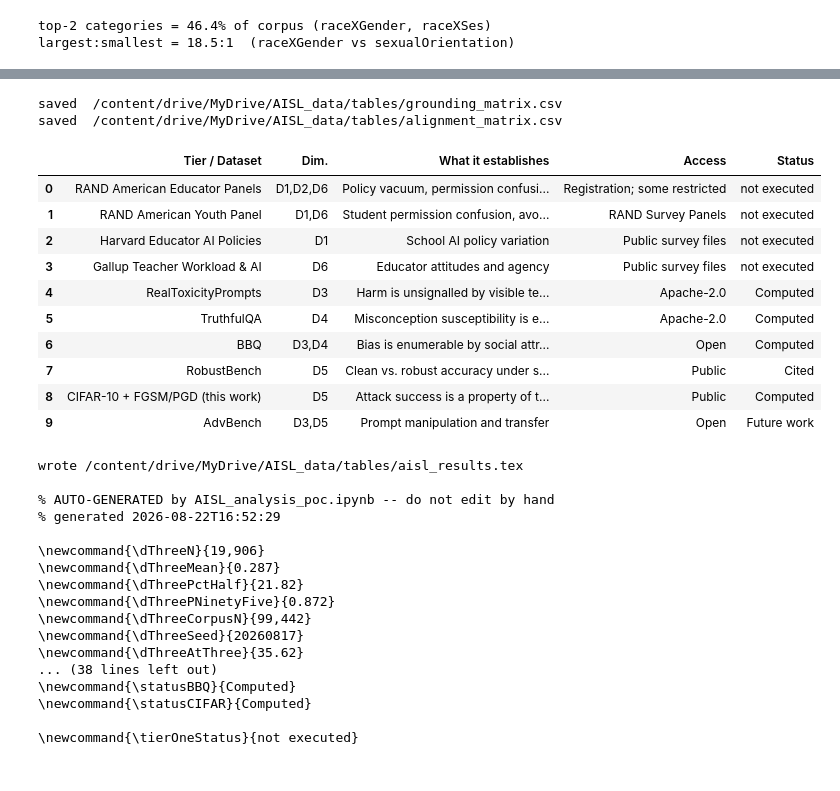
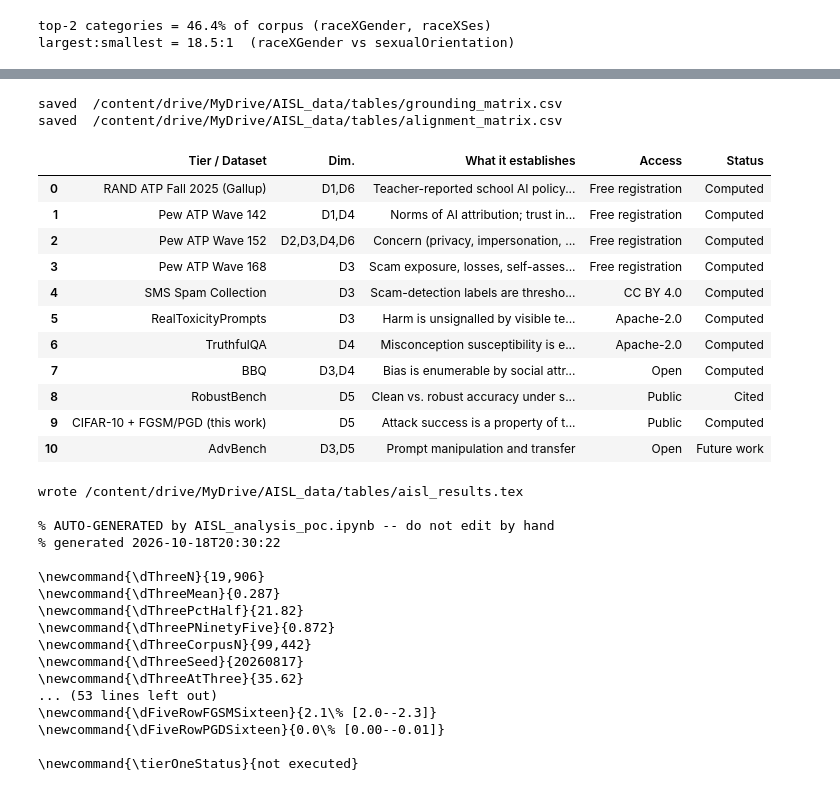
Before and after one commit to ericyoc/AI-security-literacy, a Jupyter notebook: AISL_analysis_poc.ipynb, the cells around one changed output, grey strips where cells are left out. Drawn from its saved outputs; the diff is of its cells as text; code cells hidden in the pictures.

```diff
--- a/AISL_analysis_poc.ipynb
+++ b/AISL_analysis_poc.ipynb
@@ -748,6 +688,7 @@ for e in eps_grid:
     ek = round(e*255)
     f_seeds, p_seeds, f_pool, p_pool = [], [], [], []
     for s in SEEDS:
+        torch.manual_seed(s)                 # PGD random start is reproducible per seed
         m = MODELS[s]
         fa = torchattacks.FGSM(m, eps=e) if e > 0 else None
         pa = (torchattacks.PGD(m, eps=e, alpha=max(e/4, 1/255), steps=10,
@@ -830,7 +771,18 @@ record(d5_pgd_eps8=round(p8,4), d5_fgsm_minus_pgd_eps8=round(f8-p8,4),
        d5_fgsm_eps16_ci=f'{r16.fgsm_ci_lo:.1f}--{r16.fgsm_ci_hi:.1f}',
        d5_mcnemar_p=mcn_txt, d5_nonmono_seeds=nonmono_seeds,
        d5_nonmono_segment=f'{lo_e}--{hi_e}',
-       d5_top_segment_delta_pts=round(float(delta),2))
+       d5_top_segment_delta_pts=round(float(delta),2),
+       d5_pgd_eps16=round(float(r16.pgd),4))
+
+# Every cell of the manuscript's D5 table, formatted once here so no value is typed by hand.
+def _cell(p, lo, hi):
+    # Two decimals on the interval when it would otherwise print as [0.0--0.0].
+    d = 2 if hi < 0.1 else 1
+    return f'{p*100:.1f}\\% [{lo:.{d}f}--{hi:.{d}f}]'
+for _, r in cmp.iterrows():
+    ek = int(round(r.eps_over_255))
+    record(**{f'd5_row_fgsm_{ek}': _cell(r.fgsm, r.fgsm_ci_lo, r.fgsm_ci_hi),
+              f'd5_row_pgd_{ek}':  _cell(r.pgd,  r.pgd_ci_lo,  r.pgd_ci_hi)})
 mark(STAGE, pgd_at_eps8=round(p8,4), fgsm_nonmonotone=bool(nonmono),
      mcnemar_p=mcn_txt, n_seeds=len(SEEDS), secs=round(time.time()-t0))
 # %% [output]
@@ -871,57 +1193,60 @@ def stage_status(stage, fallback='not executed'):
     return {'ok':'Computed', 'failed':'failed', 'skipped':'not executed'}.get(st, fallback)
 
 grounding = pd.DataFrame([
- ['RAND American Educator Panels','D1,D2,D6','Policy vacuum, permission confusion, teacher fear/agency','Registration; some restricted', stage_status('tier1')],
- ['RAND American Youth Panel','D1,D6','Student permission confusion, avoidance','RAND Survey Panels', stage_status('tier1')],
- ['Harvard Educator AI Policies','D1','School AI policy variation','Public survey files', stage_status('tier1')],
- ['Gallup Teacher Workload & AI','D6','Educator attitudes and agency','Public survey files', stage_status('tier1')],
+ ['RAND ATP Fall 2025 (Gallup)','D1,D6','Teacher-reported school AI policy, clarity, AI use, attitudes','Free registration', stage_status('tier1_mapped')],
+ ['Pew ATP Wave 142','D1,D4','Norms of AI attribution; trust in AI-sourced information','Free registration', stage_status('tier1_mapped')],
+ ['Pew ATP Wave 152','D2,D3,D4,D6','Concern (privacy, impersonation, inaccuracy); control; disposition','Free registration', stage_status('tier1_mapped')],
+ ['Pew ATP Wave 168','D3','Scam exposure, losses, self-assessed protection','Free registration', stage_status('tier1_mapped')],
+ ['SMS Spam Collection','D3','Scam-detection labels are threshold-dependent','CC BY 4.0', stage_status('d3_sms')],
  ['RealToxicityPrompts','D3','Harm is unsignalled by visible text; labels are threshold-dependent','Apache-2.0', stage_status('d3_rtp')],
  ['TruthfulQA','D4','Misconception susceptibility is enumerable and measurable','Apache-2.0', stage_status('d4_truthfulqa')],
  ['BBQ','D3,D4','Bias is enumerable by social attribute','Open', stage_status('d34_bbq')],
  ['RobustBench','D5','Clean vs. robust accuracy under standard threat models','Public','Cited'],
- ['CIFAR-10 + FGSM/PGD (this work)','D5','Attack success is a property of the attack','Public', stage_status('d5_pgd', stage_status('d5_fgsm'))],
+ ['CIFAR-10 + FGSM/PGD (this work)','D5','Attack success is a property of the attack and of the model','Public', stage_status('d5_pgd', stage_status('d5_fgsm'))],
  ['AdvBench','D3,D5','Prompt manipulation and transfer','Open','Future work'],
 ], columns=['Tier / Dataset','Dim.','What it establishes','Access','Status'])
 savetable(grounding, 'grounding_matrix')
 with open(os.path.join(TABDIR,'grounding_matrix.tex'),'w') as f:
     f.write(grounding.to_latex(index=False, escape=True))
 
 alignment = pd.DataFrame([
  ['D1 Permission & Norms','Reflection journals; acceptable-use & disclosure framing'],
  ['D2 Data & Privacy','Username-only identity (no PII); privacy-by-architecture; consent records'],
- ['D3 Threat & Manipulation','Fooled module: Scammer->Detective->Scam-Buster on a real scam-text classifier'],
+ ['D3 Threat & Manipulation','Fooled: Scammer->Detective->Scam-Buster on a real scam-text classifier, with a threshold-setting exercise'],
  ['D4 Trust Calibration','Confidence meters; before/after probabilities; verification prompts'],
- ['D5 Adversarial & Technical','Defend the Black Box: Attacker->Spy->Defender + adaptive robustness-authenticity test'],
+ ['D5 Adversarial & Technical','Defend the Black Box: Attacker (FGSM/PGD)->Spy (surrogate)->Defender (input defenses)->adaptive (BPDA) evaluation'],
  ['D6 Disposition & Agency','Mission role-play; self-efficacy & career-interest survey'],
 ], columns=['AISL dimension','NeuralFortify feature (real-model-backed)'])
 savetable(alignment, 'alignment_matrix')
 with open(os.path.join(TABDIR,'alignment_matrix.tex'),'w') as f:
     f.write(alignment.to_latex(index=False, escape=True))
 
 record(status_rtp=stage_status('d3_rtp'), status_tqa=stage_status('d4_truthfulqa'),
        status_bbq=stage_status('d34_bbq'),
        status_cifar=stage_status('d5_pgd', stage_status('d5_fgsm')))
 display(grounding)
 # %% [output]
 saved  /content/drive/MyDrive/AISL_data/tables/grounding_matrix.csv
 saved  /content/drive/MyDrive/AISL_data/tables/alignment_matrix.csv
 |  | Tier / Dataset | Dim. | What it establishes | Access | Status |
-| 0 | RAND American Educator Panels | D1,D2,D6 | Policy vacuum, permission confusi... | Registration; some restricted | not executed |
-| 1 | RAND American Youth Panel | D1,D6 | Student permission confusion, avo... | RAND Survey Panels | not executed |
-| 2 | Harvard Educator AI Policies | D1 | School AI policy variation | Public survey files | not executed |
-| 3 | Gallup Teacher Workload & AI | D6 | Educator attitudes and agency | Public survey files | not executed |
-| 4 | RealToxicityPrompts | D3 | Harm is unsignalled by visible te... | Apache-2.0 | Computed |
-| 5 | TruthfulQA | D4 | Misconception susceptibility is e... | Apache-2.0 | Computed |
-| 6 | BBQ | D3,D4 | Bias is enumerable by social attr... | Open | Computed |
-| 7 | RobustBench | D5 | Clean vs. robust accuracy under s... | Public | Cited |
-| 8 | CIFAR-10 + FGSM/PGD (this work) | D5 | Attack success is a property of t... | Public | Computed |
-| 9 | AdvBench | D3,D5 | Prompt manipulation and transfer | Open | Future work |
+| 0 | RAND ATP Fall 2025 (Gallup) | D1,D6 | Teacher-reported school AI policy... | Free registration | Computed |
+| 1 | Pew ATP Wave 142 | D1,D4 | Norms of AI attribution; trust in... | Free registration | Computed |
+| 2 | Pew ATP Wave 152 | D2,D3,D4,D6 | Concern (privacy, impersonation, ... | Free registration | Computed |
+| 3 | Pew ATP Wave 168 | D3 | Scam exposure, losses, self-asses... | Free registration | Computed |
+| 4 | SMS Spam Collection | D3 | Scam-detection labels are thresho... | CC BY 4.0 | Computed |
+| 5 | RealToxicityPrompts | D3 | Harm is unsignalled by visible te... | Apache-2.0 | Computed |
+| 6 | TruthfulQA | D4 | Misconception susceptibility is e... | Apache-2.0 | Computed |
+| 7 | BBQ | D3,D4 | Bias is enumerable by social attr... | Open | Computed |
+| 8 | RobustBench | D5 | Clean vs. robust accuracy under s... | Public | Cited |
+| 9 | CIFAR-10 + FGSM/PGD (this work) | D5 | Attack success is a property of t... | Public | Computed |
+| 10 | AdvBench | D3,D5 | Prompt manipulation and transfer | Open | Future work |
 # %%
 # ============ EMITTER: the single source of every number in the manuscript ===
 NO_THOUSANDS = {'d3_seed','d4_n_categories','d5_epochs','bbq_n_categories',
                 'd5_n_seeds','d4_mc1_n'}
 PCT_KEYS     = {'d5_clean_acc','d5_acc_eps8','d5_drop_eps8','d5_pgd_eps8',
-                'd5_fgsm_minus_pgd_eps8','d5_fgsm_eps16','d4_mc1_acc'}
+                'd5_fgsm_minus_pgd_eps8','d5_fgsm_eps16','d4_mc1_acc',
+                'd4_mc1_chance','d5_pgd_eps16'}
 
 def _fmt(v, key=None):
     if isinstance(v, bool):  return 'yes' if v else 'no'
@@ -952,7 +1277,14 @@ MACRO = {
  'd5_nonmono_segment':'dFiveNonMonotoneSegment',
  'status_rtp':'statusRTP','status_tqa':'statusTQA','status_bbq':'statusBBQ',
  'status_cifar':'statusCIFAR',
+ 'd4_mc1_chance':'dFourMCOneChance',
+ 'd5_eps8_seed_range':'dFiveEpsEightSeedRange',
+ 'd5_pgd_eps16':'dFivePGDEpsSixteen',
 }
+_ROW = {0:'Zero',1:'One',2:'Two',4:'Four',8:'Eight',16:'Sixteen'}
+for _ek, _nm in _ROW.items():
+    MACRO[f'd5_row_fgsm_{_ek}'] = f'dFiveRowFGSM{_nm}'
+    MACRO[f'd5_row_pgd_{_ek}']  = f'dFiveRowPGD{_nm}'
 lines = ['% AUTO-GENERATED by AISL_analysis_poc.ipynb -- do not edit by hand',
          f'% generated {datetime.now().isoformat(timespec="seconds")}', '']
 missing = []
@@ -968,7 +1300,11 @@ lines.append('')
 lines.append('\\newcommand{\\tierOneStatus}{%s}' % RESULTS.get('tier1_status','not executed'))
 
 out = os.path.join(TABDIR, 'aisl_results.tex')
-with open(out,'w') as f: f.write('\n'.join(lines) + '\n')
+# Keep the blocks written by the addendum cells (D, E) so their numbers survive this rewrite.
+import re as _re
+_prev = open(out).read() if os.path.exists(out) else ''
+_blocks = _re.findall(r'% BEGIN ADDENDUM .*?% END ADDENDUM \w+\n?', _prev, flags=_re.S)
+with open(out,'w') as f: f.write('\n'.join(lines) + '\n' + ('\n' + ''.join(_blocks) if _blocks else ''))
 print('wrote', out, '\n'); print('\n'.join(lines))
 if missing:
     print('\n!! macros still pending (they will render as a red ?? in the PDF):')
@@ -977,7 +1313,7 @@ if missing:
 wrote /content/drive/MyDrive/AISL_data/tables/aisl_results.tex
 
 % AUTO-GENERATED by AISL_analysis_poc.ipynb -- do not edit by hand
-% generated 2026-08-22T16:52:29
+% generated 2026-10-18T20:30:22
 
 \newcommand{\dThreeN}{19,906}
 \newcommand{\dThreeMean}{0.287}
@@ -986,9 +1322,9 @@ wrote /content/drive/MyDrive/AISL_data/tables/aisl_results.tex
 \newcommand{\dThreeCorpusN}{99,442}
 \newcommand{\dThreeSeed}{20260817}
 \newcommand{\dThreeAtThree}{35.62}
-... (38 lines left out)
-\newcommand{\statusBBQ}{Computed}
-\newcommand{\statusCIFAR}{Computed}
+... (53 lines left out)
+\newcommand{\dFiveRowFGSMSixteen}{2.1\% [2.0--2.3]}
+\newcommand{\dFiveRowPGDSixteen}{0.0\% [0.00--0.01]}
 
 \newcommand{\tierOneStatus}{not executed}
 # %%
```
Also changed, not shown: parts of 13 cells of this notebook, 11 other files.
